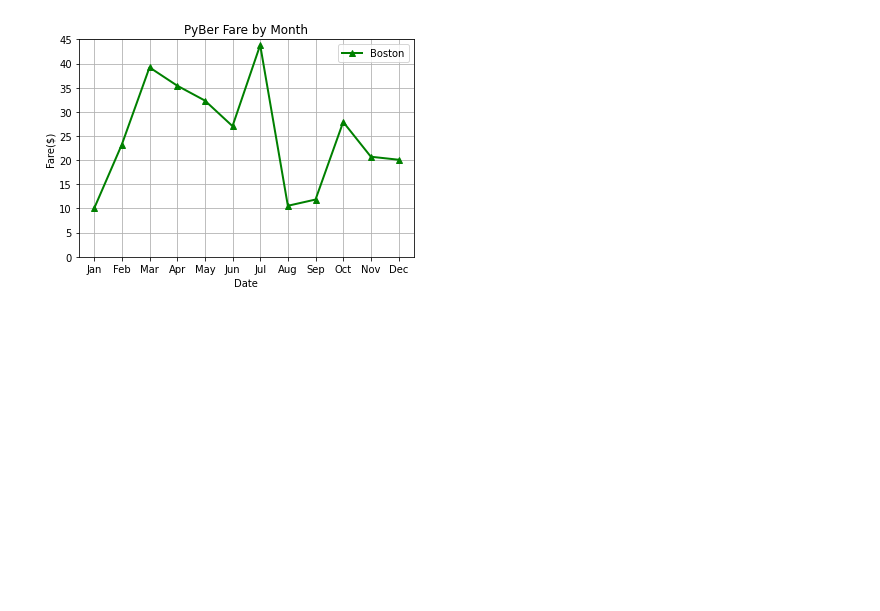
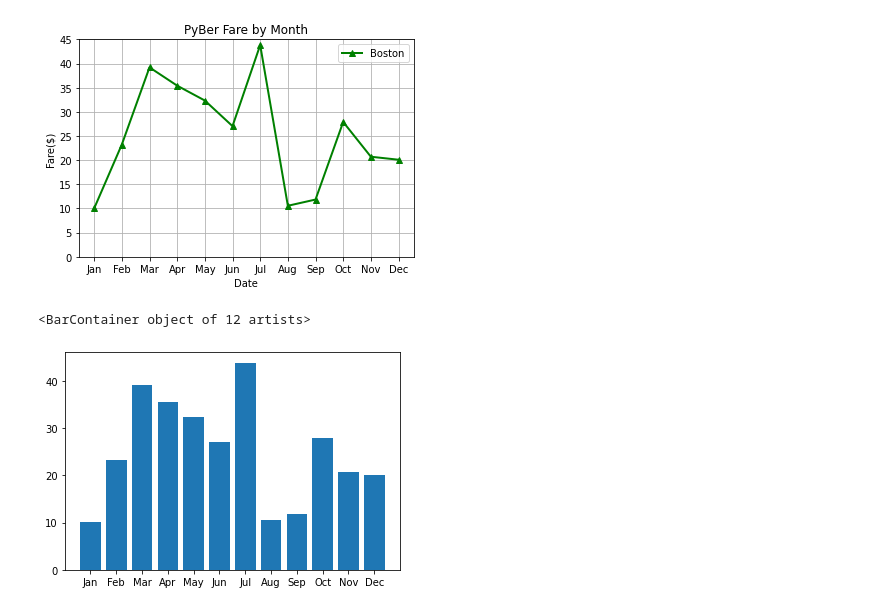
Before and after one commit to jmratcliff/PyBer_Analysis, a Jupyter notebook: matplotlib_practice.ipynb, the cells around one changed output. Saved outputs shown, nothing was run; the diff lists cells and outputs as text; code cells hidden in the pictures; blank space fills up the shorter version.

```diff
--- a/matplotlib_practice.ipynb
+++ b/matplotlib_practice.ipynb
@@ -92,3 +92,9 @@ plt.legend()
 # %% [output]
 <matplotlib.legend.Legend at 0x...>
 [figure]
+# %%
+# Create bar plot
+plt.bar(x_axis, y_axis)
+# %% [output]
+<BarContainer object of 12 artists>
+[figure, added]
```
Also changed, not shown: parts of 16 cells of this notebook.
